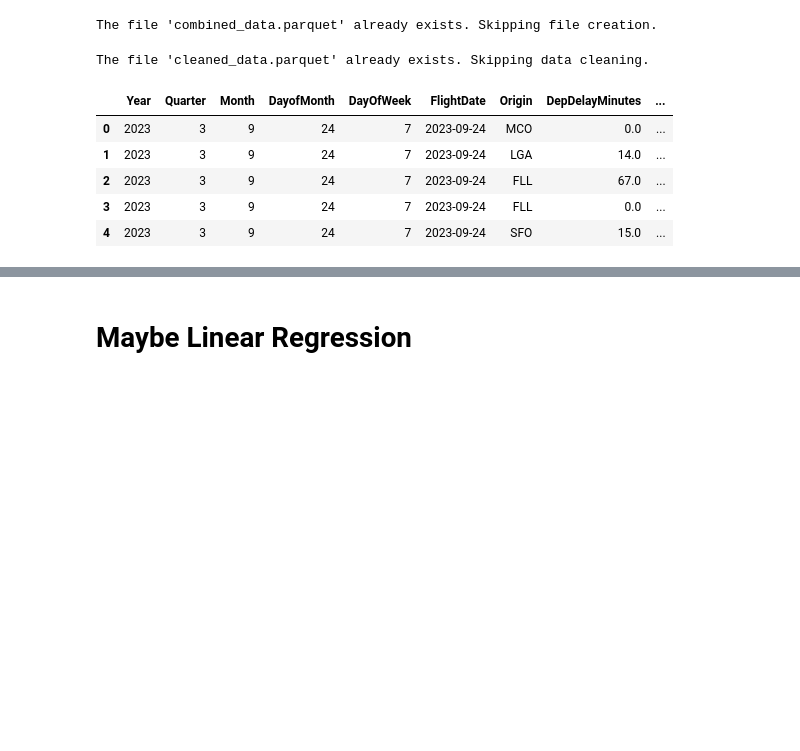
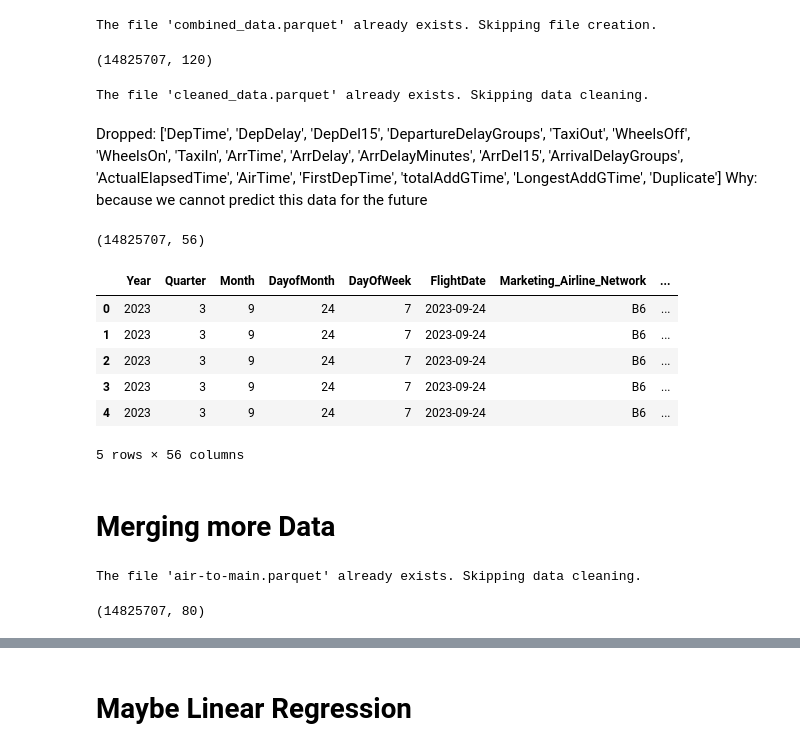
Before and after one commit to trevormgray/NN-Project, a Jupyter notebook: Flights.ipynb, the cells around one changed output, grey strips where cells are left out. Saved outputs shown, nothing was run; the diff lists cells and outputs as text; code cells hidden in the pictures; blank space fills up the shorter version.

```diff
--- a/Flights.ipynb
+++ b/Flights.ipynb
@@ -220,6 +232,10 @@ else:
 The file 'combined_data.parquet' already exists. Skipping file creation.
 # %%
 data = pd.read_parquet('combined_data.parquet')
+# %%
+print(data.shape)
+# %% [output]
+(14825707, 120)
 # %%
 # #dropping Diverted data
 if os.path.exists('cleaned_data.parquet'):
@@ -262,12 +277,39 @@ else:
 # %% [output]
 The file 'cleaned_data.parquet' already exists. Skipping data cleaning.
+# %% [markdown]
+Dropped:
+['DepTime', 'DepDelay', 'DepDel15', 'DepartureDelayGroups', 'TaxiOut', 'WheelsOff', 'WheelsOn', 'TaxiIn', 'ArrTime',
+    'ArrDelay', 'ArrDelayMinutes', 'ArrDel15', 'ArrivalDelayGroups', 'ActualElapsedTime', 'AirTime', 'FirstDepTime',
+    'totalAddGTime', 'LongestAddGTime', 'Duplicate']
+Why: because we cannot predict this data for the future
+# %%
+print(merged_data.shape)
+# %% [output]
+(14825707, 56)
 # %%
 #print the cleaned data
-X.head()
+merged_data.head()
 # %% [output]
-|  | Year | Quarter | Month | DayofMonth | DayOfWeek | FlightDate | Origin | DepDelayMinutes | ... |
-| 0 | 2023 | 3 | 9 | 24 | 7 | 2023-09-24 | MCO | 0.0 | ... |
-| 1 | 2023 | 3 | 9 | 24 | 7 | 2023-09-24 | LGA | 14.0 | ... |
-| 2 | 2023 | 3 | 9 | 24 | 7 | 2023-09-24 | FLL | 67.0 | ... |
-| 3 | 2023 | 3 | 9 | 24 | 7 | 2023-09-24 | FLL | 0.0 | ... |
-| 4 | 2023 | 3 | 9 | 24 | 7 | 2023-09-24 | SFO | 15.0 | ... |
+|  | Year | Quarter | Month | DayofMonth | DayOfWeek | FlightDate | Marketing_Airline_Network | ... |
+| 0 | 2023 | 3 | 9 | 24 | 7 | 2023-09-24 | B6 | ... |
+| 1 | 2023 | 3 | 9 | 24 | 7 | 2023-09-24 | B6 | ... |
+| 2 | 2023 | 3 | 9 | 24 | 7 | 2023-09-24 | B6 | ... |
+| 3 | 2023 | 3 | 9 | 24 | 7 | 2023-09-24 | B6 | ... |
+| 4 | 2023 | 3 | 9 | 24 | 7 | 2023-09-24 | B6 | ... |
+5 rows × 56 columns
+# %% [markdown]
+# Merging more Data
+# %%
+if os.path.exists('air-to-main.parquet'):
+    print("The file 'air-to-main.parquet' already exists. Skipping data cleaning.")
+    merged_data = pd.read_parquet('air-to-main.parquet')
+else:
+    air_main = pd.read_csv('aircraft_data')
+    merged_data = merged_data.merge(aircraft_data, left_on='Tail_Number', right_on='reg', how='left')
+    merged_data.to_parquet('air-to-main.parquet')
+# %% [output]
+The file 'air-to-main.parquet' already exists. Skipping data cleaning.
+# %%
+print(merged_data.shape)
+# %% [output]
+(14825707, 80)
```
Also changed, not shown: parts of 10 cells of this notebook, 1 other file.
